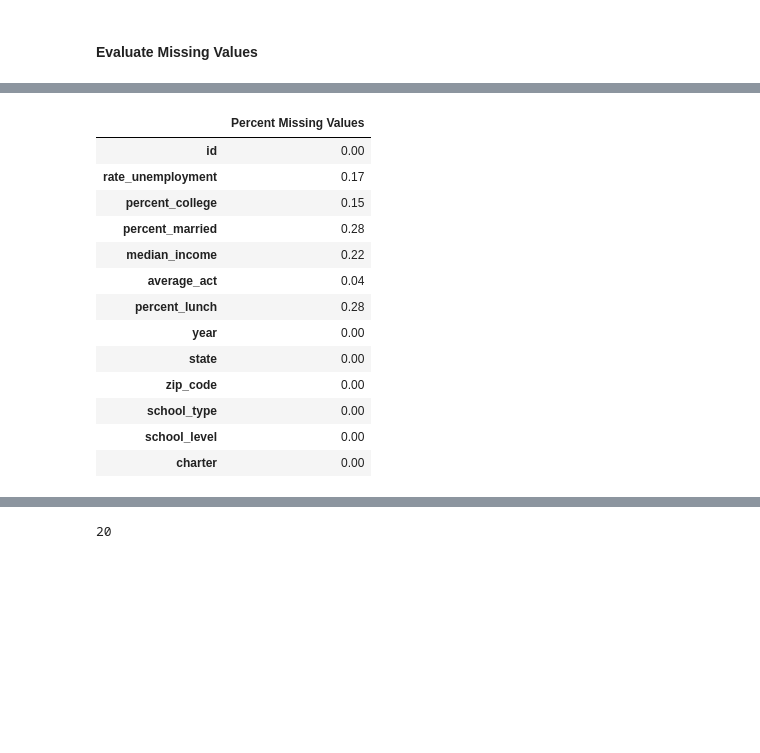
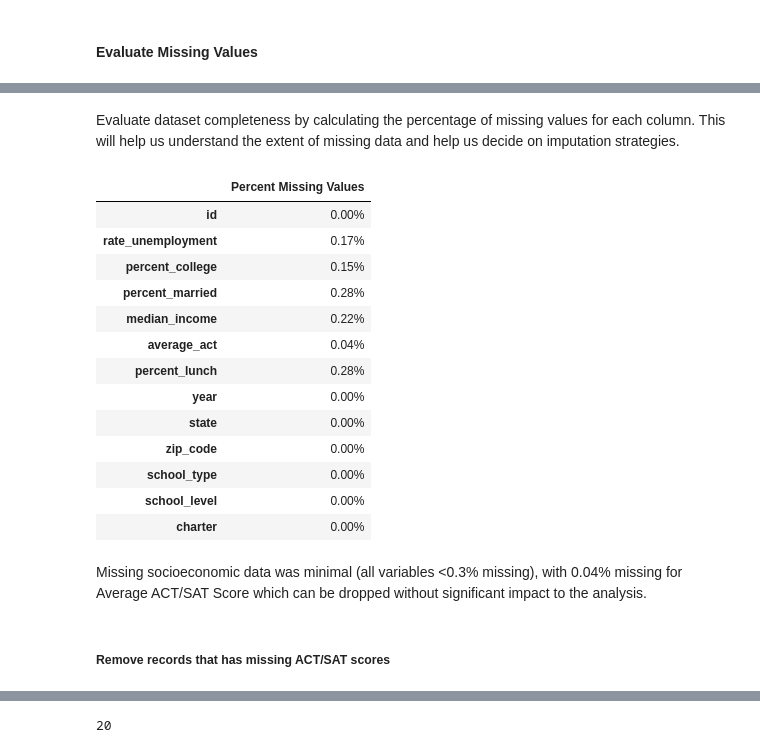
Before and after one commit to JLichwa80/education, a Jupyter notebook: code/Education_DATA_Preparation.ipynb, the cells around one changed output, grey strips where cells are left out. Saved outputs shown, nothing was run; the diff lists cells and outputs as text; code cells hidden in the pictures; blank space fills up the shorter version.

```diff
--- a/code/Education_DATA_Preparation.ipynb
+++ b/code/Education_DATA_Preparation.ipynb
@@ -364,19 +379,27 @@ df.isna().sum().to_frame(name='Number of Missing Values')
+# %% [markdown]
+Evaluate dataset completeness by calculating the percentage of missing values for each column. This will help us understand the extent of missing data and help us decide on imputation strategies.
 # %%
 percent_missing = df.isna().mean().round(4) * 100
+# Format as percentage string with 2 decimal places
+percent_missing = percent_missing.map("{:.2f}%".format)
 
 percent_missing.to_frame(name='Percent Missing Values')
 # %% [output]
 |  | Percent Missing Values |
-| id | 0.00 |
-| rate_unemployment | 0.17 |
-| percent_college | 0.15 |
-| percent_married | 0.28 |
-| median_income | 0.22 |
-| average_act | 0.04 |
-| percent_lunch | 0.28 |
-| year | 0.00 |
-| state | 0.00 |
-| zip_code | 0.00 |
-| school_type | 0.00 |
-| school_level | 0.00 |
-| charter | 0.00 |
+| id | 0.00% |
+| rate_unemployment | 0.17% |
+| percent_college | 0.15% |
+| percent_married | 0.28% |
+| median_income | 0.22% |
+| average_act | 0.04% |
+| percent_lunch | 0.28% |
+| year | 0.00% |
+| state | 0.00% |
+| zip_code | 0.00% |
+| school_type | 0.00% |
+| school_level | 0.00% |
+| charter | 0.00% |
+# %% [markdown]
+Missing socioeconomic data was minimal (all variables <0.3% missing), with 0.04% missing for Average ACT/SAT Score which can be dropped without significant impact to the analysis.
+# %% [markdown]
+##### Remove records that has missing ACT/SAT scores
```
Also changed, not shown: parts of 61 cells of this notebook, 3 other files.
